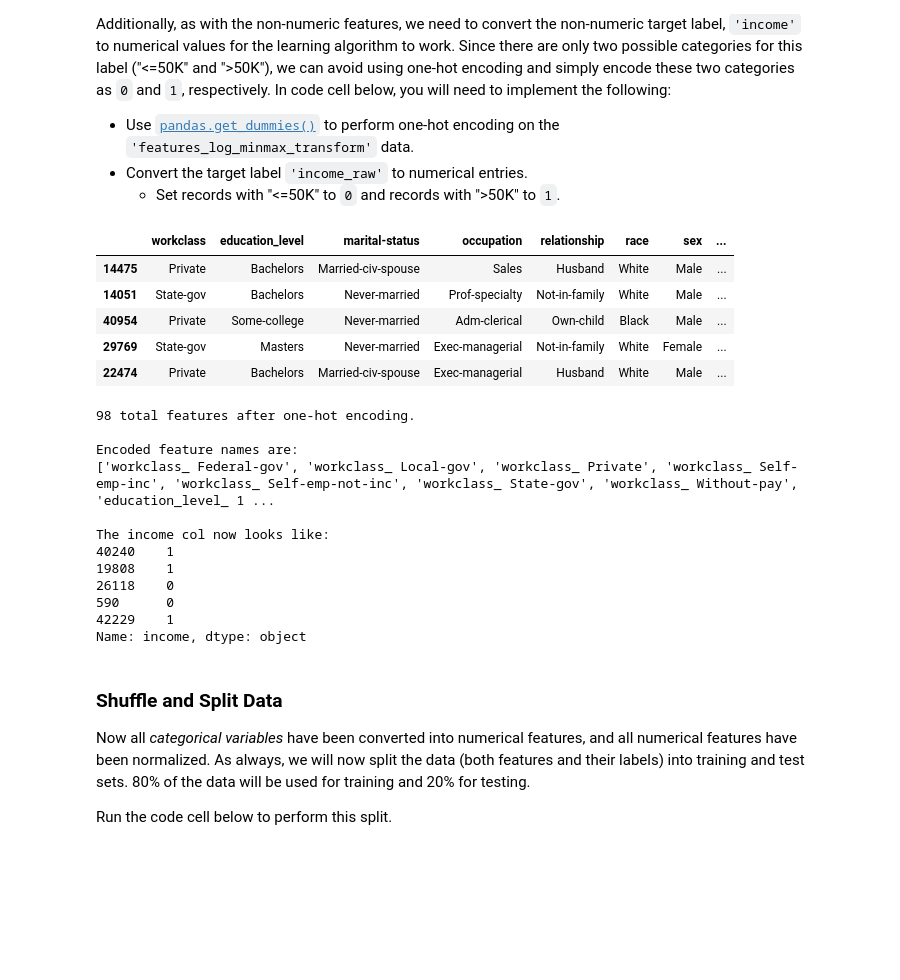
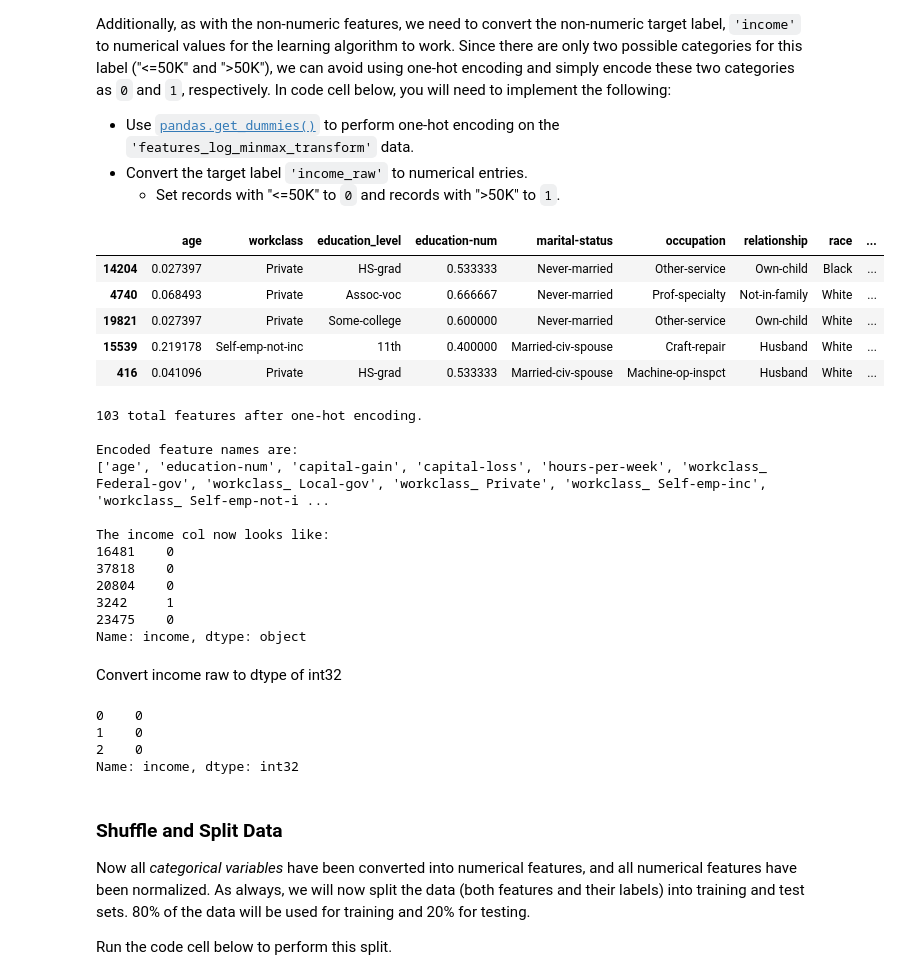
Before and after one commit to dtomlinson91/udacity, a Jupyter notebook: python/Supervised Learning/Project/finding_donors.ipynb, the cells around one changed output. Cells and saved outputs as stored; diff of their text form; code cells hidden in the pictures; blank space fills up the shorter version.

```diff
--- a/python/Supervised Learning/Project/finding_donors.ipynb
+++ b/python/Supervised Learning/Project/finding_donors.ipynb
@@ -229,18 +229,18 @@ Additionally, as with the non-numeric features, we need to convert the non-numer
  - Convert the target label `'income_raw'` to numerical entries.
    - Set records with "<=50K" to `0` and records with ">50K" to `1`.
 # %%
-non_numeric_features = features_log_minmax_transform.drop(numerical, axis=1)
-non_numeric_features.sample(frac=1).head(5)
+# non_numeric_features = features_log_minmax_transform.drop(numerical, axis=1)
+features_log_minmax_transform.sample(frac=1).head(5)
 # %% [output]
-|  | workclass | education_level | marital-status | occupation | relationship | race | sex | ... |
-| 14475 | Private | Bachelors | Married-civ-spouse | Sales | Husband | White | Male | ... |
-| 14051 | State-gov | Bachelors | Never-married | Prof-specialty | Not-in-family | White | Male | ... |
-| 40954 | Private | Some-college | Never-married | Adm-clerical | Own-child | Black | Male | ... |
-| 29769 | State-gov | Masters | Never-married | Exec-managerial | Not-in-family | White | Female | ... |
-| 22474 | Private | Bachelors | Married-civ-spouse | Exec-managerial | Husband | White | Male | ... |
+|  | age | workclass | education_level | education-num | marital-status | occupation | relationship | race | ... |
+| 14204 | 0.027397 | Private | HS-grad | 0.533333 | Never-married | Other-service | Own-child | Black | ... |
+| 4740 | 0.068493 | Private | Assoc-voc | 0.666667 | Never-married | Prof-specialty | Not-in-family | White | ... |
+| 19821 | 0.027397 | Private | Some-college | 0.600000 | Never-married | Other-service | Own-child | White | ... |
+| 15539 | 0.219178 | Self-emp-not-inc | 11th | 0.400000 | Married-civ-spouse | Craft-repair | Husband | White | ... |
+| 416 | 0.041096 | Private | HS-grad | 0.533333 | Married-civ-spouse | Machine-op-inspct | Husband | White | ... |
 # %%
 # TODO: One-hot encode the 'features_log_minmax_transform' data using pandas.get_dummies()
-features_final = pd.get_dummies(non_numeric_features)
+features_final = pd.get_dummies(features_log_minmax_transform)
 
 # TODO: Encode the 'income_raw' data to numerical values
 income_raw.iloc[::-1][income_raw.iloc[::-1] == '<=50K'] = 0
@@ -254,18 +254,28 @@ print("{} total features after one-hot encoding.\n".format(len(encoded)))
 print(f'Encoded feature names are:\n{encoded}\n')
 print(f'The income col now looks like:\n{income_raw.sample(frac=1).head(5)}')
 # %% [output]
-98 total features after one-hot encoding.
+103 total features after one-hot encoding.
 
 Encoded feature names are:
-['workclass_ Federal-gov', 'workclass_ Local-gov', 'workclass_ Private', 'workclass_ Self-emp-inc', 'workclass_ Self-emp-not-inc', 'workclass_ State-gov', 'workclass_ Without-pay', 'education_level_ 1 ...
+['age', 'education-num', 'capital-gain', 'capital-loss', 'hours-per-week', 'workclass_ Federal-gov', 'workclass_ Local-gov', 'workclass_ Private', 'workclass_ Self-emp-inc', 'workclass_ Self-emp-not-i ...
 
 The income col now looks like:
-40240    1
-19808    1
-26118    0
-590      0
-42229    1
+16481    0
+37818    0
+20804    0
+3242     1
+23475    0
 Name: income, dtype: object
+# %% [markdown]
+Convert income raw to dtype of int32
+# %%
+income_raw = pd.Series(income_raw, dtype='int32')
+income_raw.head(3)
+# %% [output]
+0    0
+1    0
+2    0
+Name: income, dtype: int32
 # %% [markdown]
 ### Shuffle and Split Data
 Now all _categorical variables_ have been converted into numerical features, and all numerical features have been normalized. As always, we will now split the data (both features and their labels) into training and test sets. 80% of the data will be used for training and 20% for testing.
```
Also changed, not shown: parts of 8 cells of this notebook, 11 other files.
